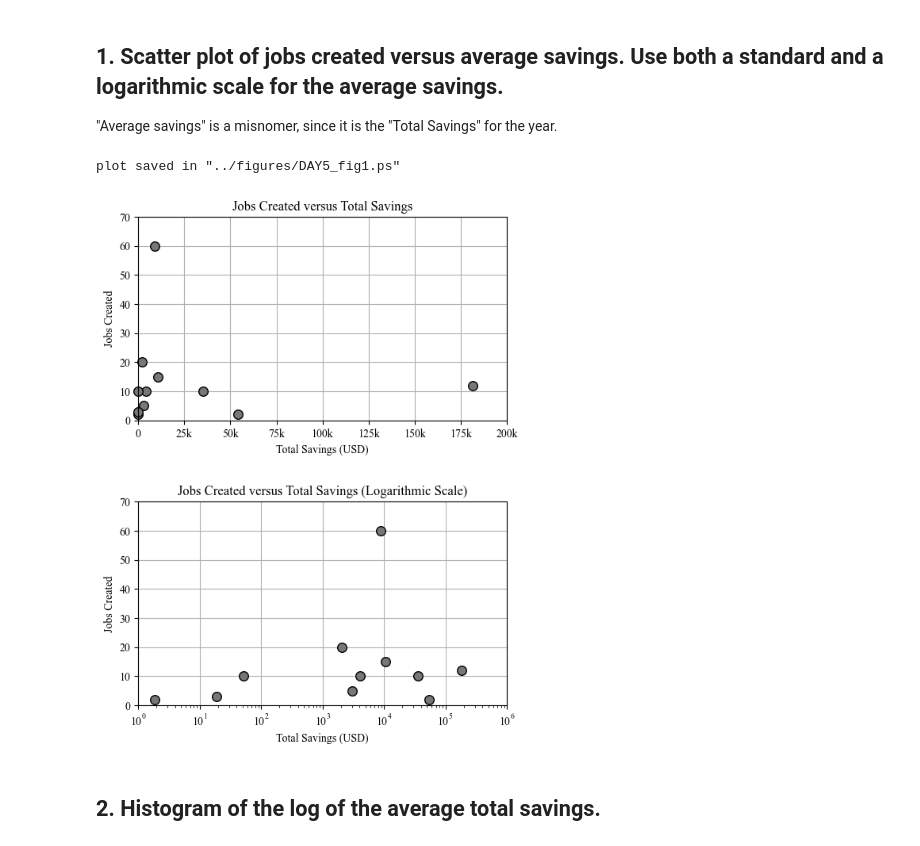
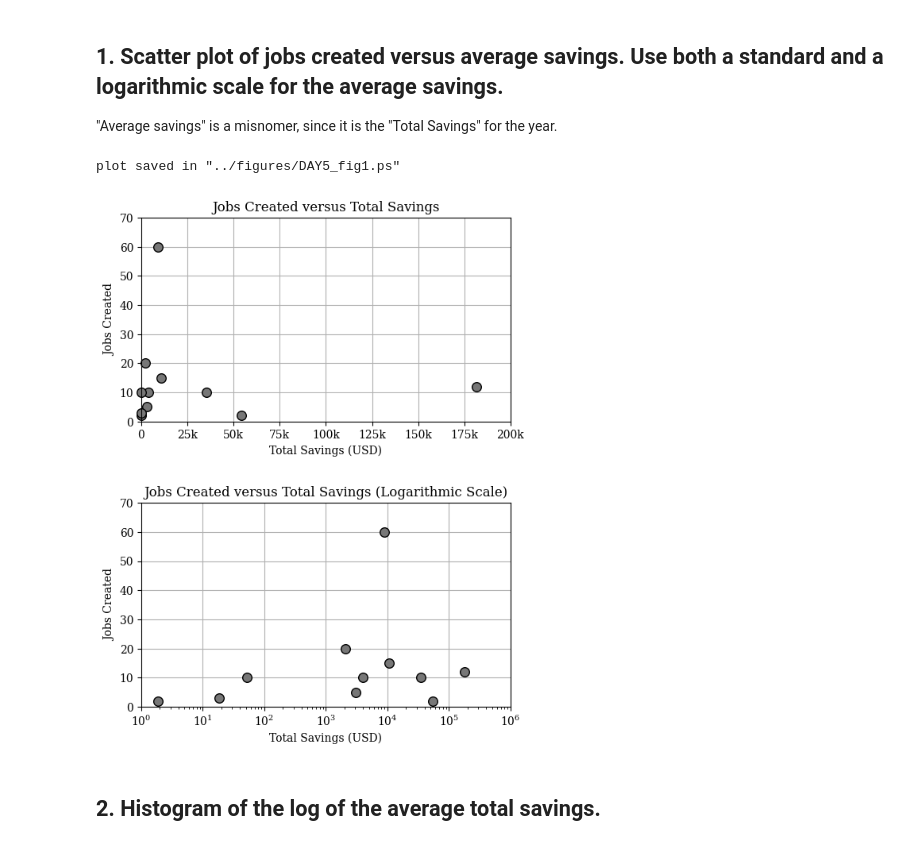
Before and after one commit to ptlake/binder-framework, a Jupyter notebook: notebooks/DAY5_matplotlib.ipynb, the cells around one changed output. Saved outputs shown, nothing was run; the diff lists cells and outputs as text; code cells hidden in the pictures.

```diff
--- a/notebooks/DAY5_matplotlib.ipynb
+++ b/notebooks/DAY5_matplotlib.ipynb
@@ -5,9 +5,9 @@ import matplotlib.pyplot as plt
 import pandas as pd
 import numpy as np
 
-plt.rcParams["font.family"] = "Times New Roman"
+plt.rcParams["font.family"] = "Serif"
 
-vecsp=pd.read_csv("/home/ptlake/Documents/Value_of_Energy_Cost_Savings_Program_Savings_for_Businesses_-_FY2020.csv")
+vecsp=pd.read_csv("../data/Value_of_Energy_Cost_Savings_Program_Savings_for_Businesses_-_FY2020.csv")
 # %% [markdown]
 ## 1.  Scatter plot of jobs created versus average savings. Use both a standard and a logarithmic scale for the average savings.
 
@@ -15,33 +15,34 @@ vecsp=pd.read_csv("/home/ptlake/Documents/Value_of_Energy_Cost_Savings_Program_S
 # %%
 fig1,axs1 = plt.subplots(2,1,figsize=(6,8))
 
 axs1[0].grid()
 axs1[0].set_axisbelow(True)
 axs1[0].set_title("Jobs Created versus Total Savings")
 axs1[0].set_xlabel("Total Savings (USD)")
 axs1[0].set_ylabel("Jobs Created")
-axs1[0].set_xticks(np.arange(0,225000,25000),["0","25k","50k","75k","100k","125k","150k","175k","200k"])
+axs1[0].set_xticks(np.arange(0,225000,25000))
+axs1[0].set_xticklabels(["0","25k","50k","75k","100k","125k","150k","175k","200k"])
 axs1[0].axis([0,200000,0,70])
 axs1[0].scatter(vecsp["Total Savings"],vecsp["Job created"],s=70,facecolor='#777777',edgecolor='k',clip_on=False)
 
 axs1[1].grid()
 axs1[1].set_axisbelow(True)
 axs1[1].set_title("Jobs Created versus Total Savings (Logarithmic Scale)")
 axs1[1].set_xlabel("Total Savings (USD)")
 axs1[1].set_ylabel("Jobs Created")
 axs1[1].axis([1,1000000,0,70])
 axs1[1].set_xscale('log')
 axs1[1].scatter(vecsp["Total Savings"],vecsp["Job created"],s=70,facecolor='#777777',edgecolor='k',clip_on=False)
 
 
 plt.subplots_adjust(hspace=0.4)
 
 plt.savefig("../figures/DAY5_fig1.ps")
 print("plot saved in \"../figures/DAY5_fig1.ps\"")
 plt.show()
 # %% [output]
 plot saved in "../figures/DAY5_fig1.ps"
-[figure, old version]
+[figure, new version]
 # %% [markdown]
 ## 2.  Histogram of the log of the average total savings.
 # %%
```
Also changed, not shown: parts of 2 cells of this notebook, 1 other file.
